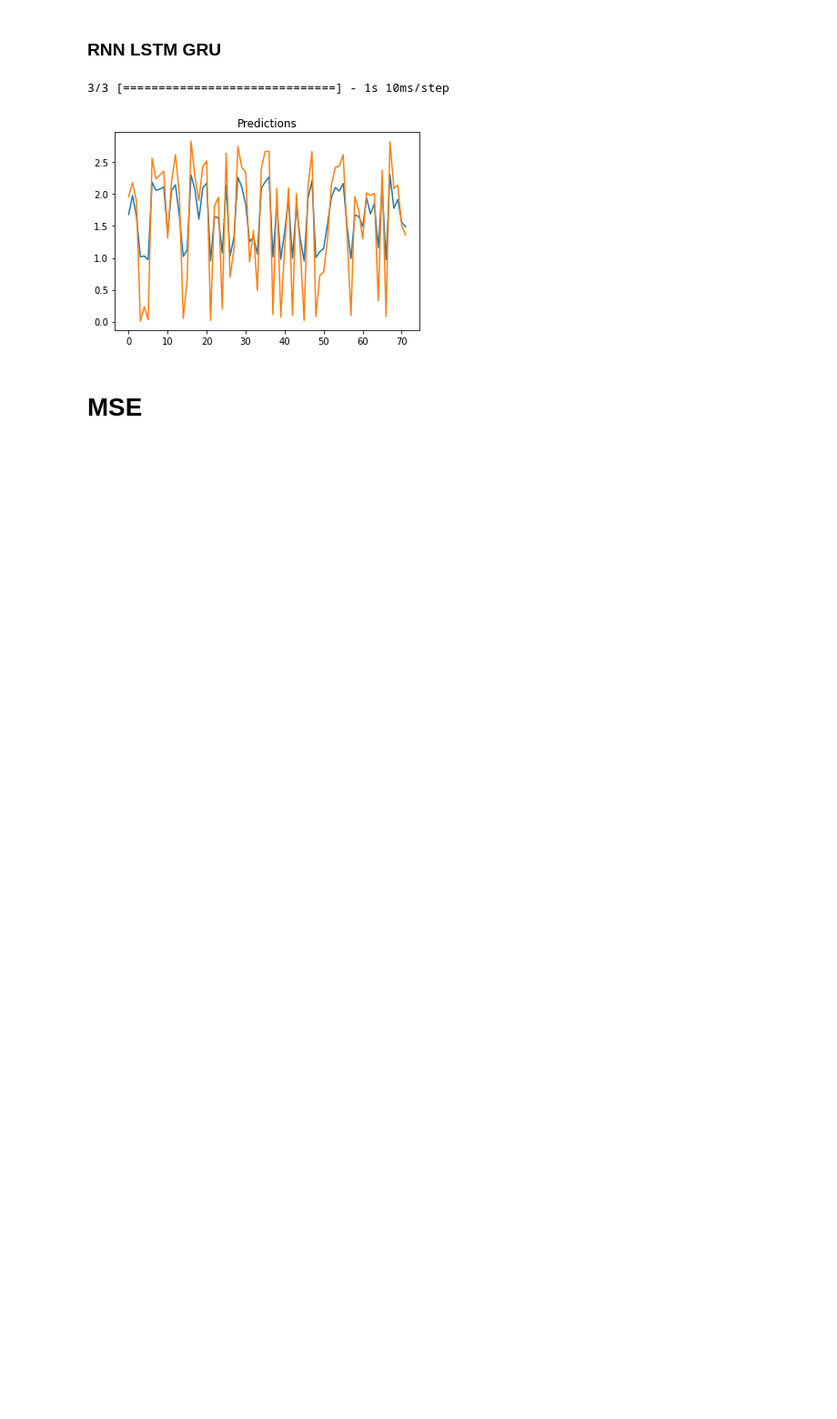
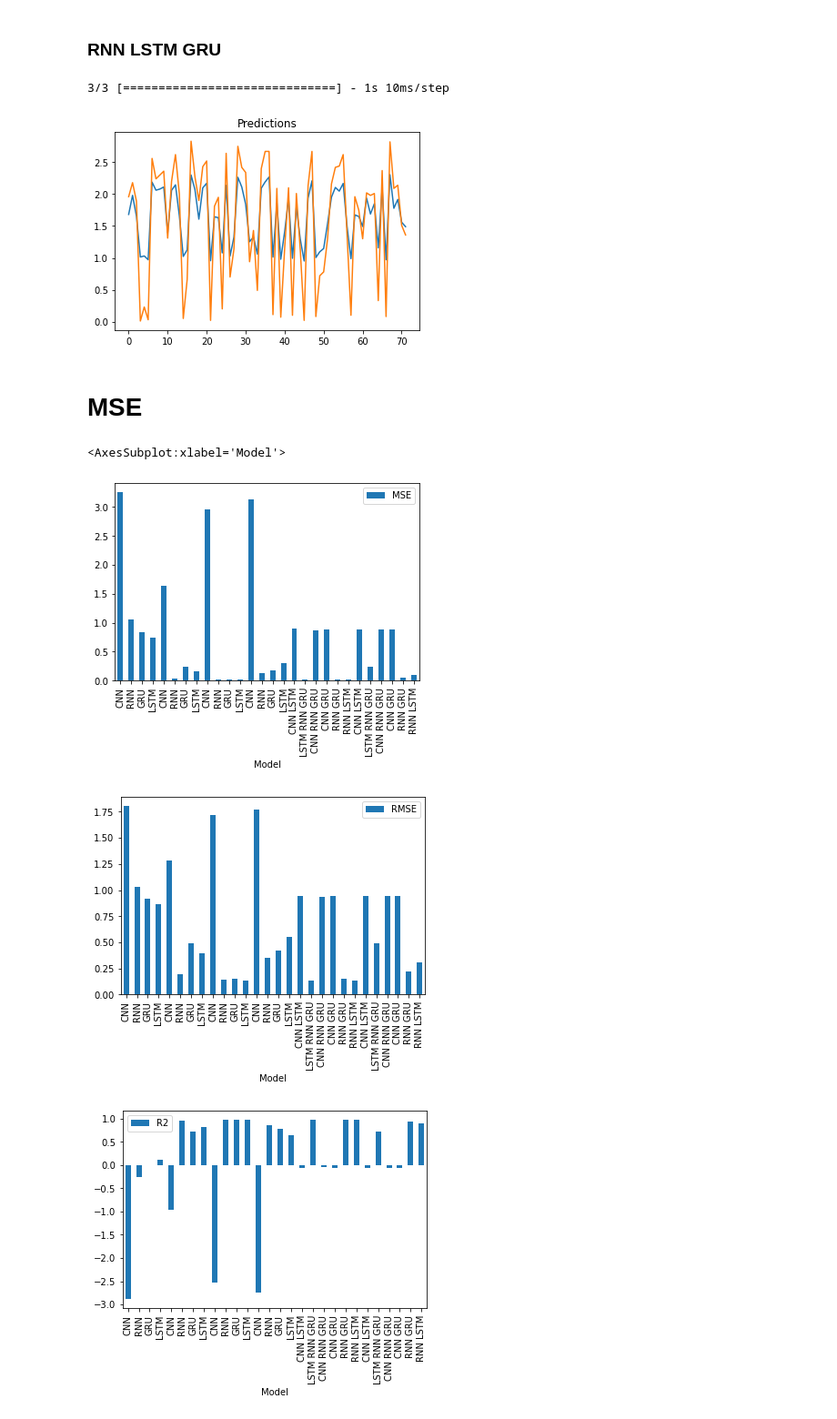
Before and after one commit to rakibhhridoy/Research, a Jupyter notebook: Colab/Turag/Python/DL Lab/Multivariate/DOC/ImportModels.ipynb, the cells around one changed output. Shown at 91% size. Drawn from its saved outputs; the diff is of its cells as text; code cells hidden in the pictures; blank space fills up the shorter version.

```diff
--- a/Colab/Turag/Python/DL Lab/Multivariate/DOC/ImportModels.ipynb
+++ b/Colab/Turag/Python/DL Lab/Multivariate/DOC/ImportModels.ipynb
@@ -418,37 +440,49 @@ mae_list = [cnn_mae, rnn_mae, gru_mae, lstm_mae,
             mavg_cnn_mae, mavg_rnn_mae, mavg_gru_mae, mavg_lstm_mae,
             auto_cnn_mae, auto_rnn_mae, auto_gru_mae, auto_lstm_mae,
             mavg_auto_cnn_mae, mavg_auto_rnn_mae, mavg_auto_gru_mae, mavg_auto_lstm_mae,
             hybrid_cnn_lstm_mae, hybrid_lstm_rnn_gru_mae,hybrid_cnn_rnn_gru_mae,hybrid_cnn_gru_mae,
             hybrid_rnn_gru_mae,hybrid_rnn_lstm_mae,
             mavg_hybrid_cnn_lstm_mae, mavg_hybrid_lstm_rnn_gru_mae,mavg_hybrid_cnn_rnn_gru_mae,
             mavg_hybrid_cnn_gru_mae,mavg_hybrid_rnn_gru_mae,mavg_hybrid_rnn_lstm_mae]
 
 r2_list = [cnn_r2, rnn_r2, gru_r2, lstm_r2,
             mavg_cnn_r2, mavg_rnn_r2, mavg_gru_r2, mavg_lstm_r2,
             auto_cnn_r2, auto_rnn_r2, auto_gru_r2, auto_lstm_r2,
             mavg_auto_cnn_r2, mavg_auto_rnn_r2, mavg_auto_gru_r2, mavg_auto_lstm_r2,
             hybrid_cnn_lstm_r2, hybrid_lstm_rnn_gru_r2,hybrid_cnn_rnn_gru_r2,hybrid_cnn_gru_r2,
             hybrid_rnn_gru_r2,hybrid_rnn_lstm_r2,
             mavg_hybrid_cnn_lstm_r2, mavg_hybrid_lstm_rnn_gru_r2,mavg_hybrid_cnn_rnn_gru_r2,
             mavg_hybrid_cnn_gru_r2,mavg_hybrid_rnn_gru_r2,mavg_hybrid_rnn_lstm_r2]
 
 
 model_n = ["CNN", "RNN", "GRU", "LSTM",
-           "MA CNN", "MA RNN", "MA GRU", "MA LSTM",
-           "AE CNN", "AE RNN", "AE GRU", "AE LSTM",
-           "MA AE CNN", "MA AE RNN", "MA AE GRU", "MA AE LSTM",
-           "HY CNN LSTM", "HY LSTM RNN GRU" ,"HY CNN RNN GRU","HY CNN GRU",
-           "HY RNN GRU","HY RNN LSTM",
-           "MA HY CNN LSTM", "MA HY LSTM RNN GRU","MA HY CNN RNN GRU",
-           "MA HY CNN GRU","MA HY RNN GRU","MA HY RNN LSTM"
+           "CNN", "RNN", "GRU", "LSTM",
+           "CNN", "RNN", "GRU", "LSTM",
+           "CNN", "RNN", "GRU", "LSTM",
+           "CNN LSTM", "LSTM RNN GRU" ,"CNN RNN GRU","CNN GRU",
+           "RNN GRU","RNN LSTM",
+           "CNN LSTM", "LSTM RNN GRU","CNN RNN GRU",
+           "CNN GRU","RNN GRU","RNN LSTM"
           ]
 
+
 metricsdf = pd.DataFrame({
+    "Model Category": model_cat,
     "Model": model_n,
     "MSE": mse_list,
     "MAE": mae_list,
     "R2": r2_list
 })
 
 rmse = np.sqrt(metricsdf.MSE)
 metricsdf["RMSE"] = rmse
+
+metricsdf.plot("Model", "MSE", kind= "bar")
+metricsdf.plot("Model", "RMSE", kind= "bar")
+metricsdf.plot("Model", "R2", kind= "bar")
+metricsdf.plot("Model", "MAE", kind= "bar")
+# %% [output]
+<AxesSubplot:xlabel='Model'>
+[figure, added]
+[figure, added]
+[figure, added]
```
Also changed, not shown: parts of 30 cells of this notebook, 14 other files.
